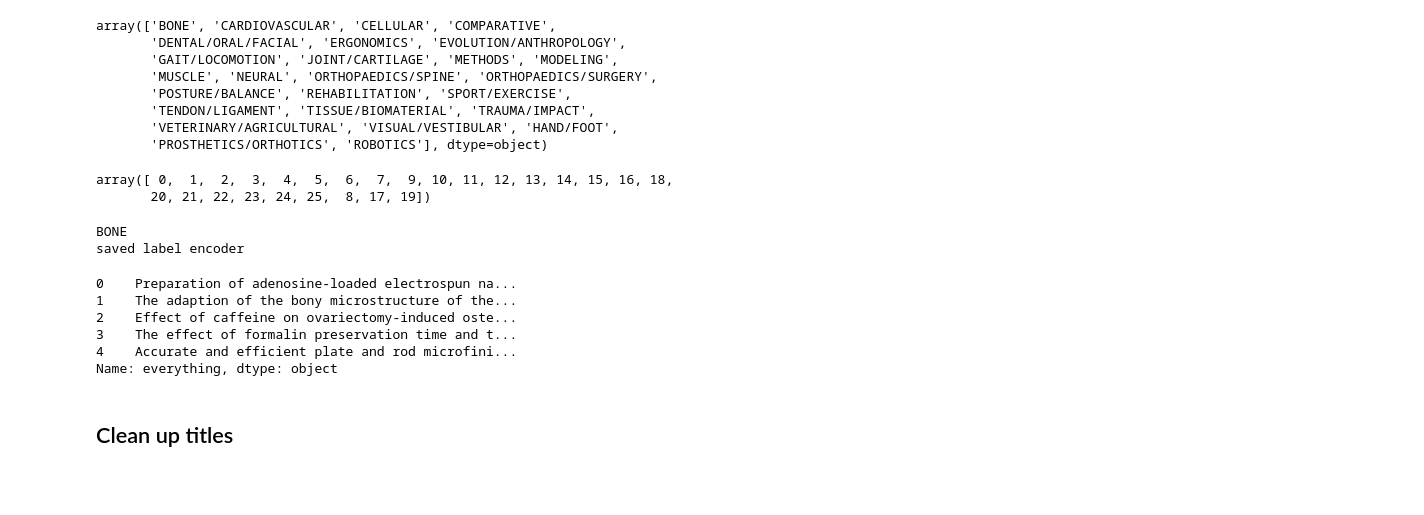
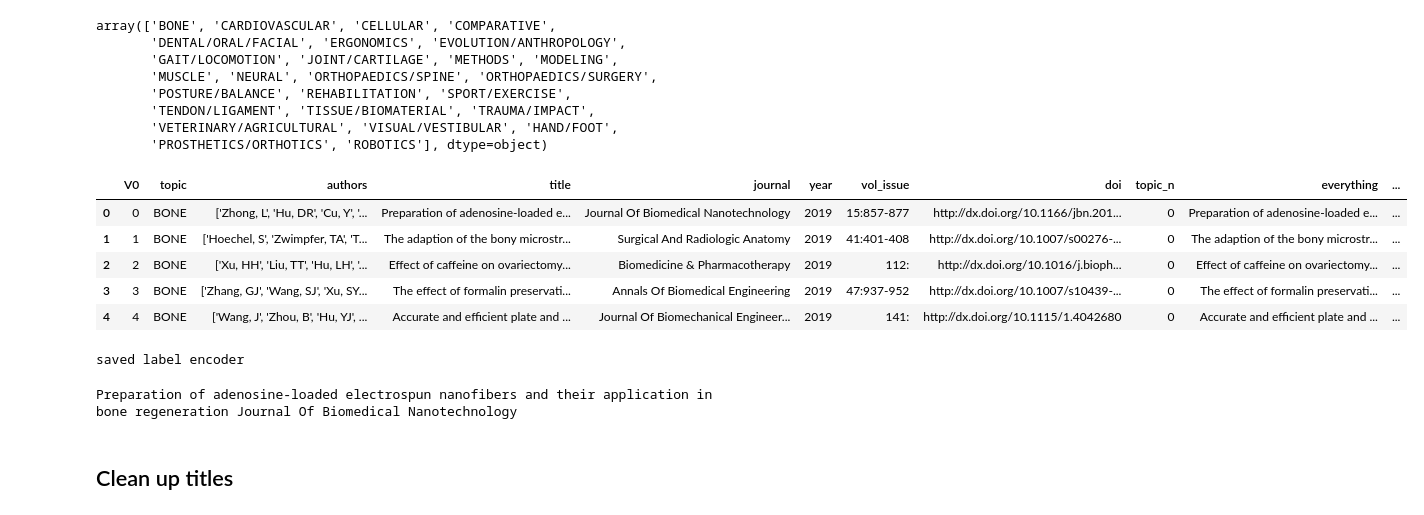
Before and after one commit to Juanfrandepatech/literature_update, a Jupyter notebook: Construct_Models/test_many_ML_algorithms.ipynb, the cells around one changed output. Cells and saved outputs as stored; diff of their text form; code cells hidden in the pictures; blank space fills up the shorter version.

```diff
--- a/Construct_Models/test_many_ML_algorithms.ipynb
+++ b/Construct_Models/test_many_ML_algorithms.ipynb
@@ -53,27 +53,27 @@ for x in feat:
     topic[x] = le.transform(list(topic[x]))
 # %%
 topic['topic'].unique()
+data['topic_n'] = topic['topic']
+data.head()
 # %% [output]
-array([ 0,  1,  2,  3,  4,  5,  6,  7,  9, 10, 11, 12, 13, 14, 15, 16, 18,
-       20, 21, 22, 23, 24, 25,  8, 17, 19])
+|  | V0 | topic | authors | title | journal | year | vol_issue | doi | topic_n | everything | ... |
+| 0 | 0 | BONE | ['Zhong, L', 'Hu, DR', 'Cu, Y', '... | Preparation of adenosine-loaded e... | Journal Of Biomedical Nanotechnology | 2019 | 15:857-877 | http://dx.doi.org/10.1166/jbn.201... | 0 | Preparation of adenosine-loaded e... | ... |
+| 1 | 1 | BONE | ['Hoechel, S', 'Zwimpfer, TA', 'T... | The adaption of the bony microstr... | Surgical And Radiologic Anatomy | 2019 | 41:401-408 | http://dx.doi.org/10.1007/s00276-... | 0 | The adaption of the bony microstr... | ... |
+| 2 | 2 | BONE | ['Xu, HH', 'Liu, TT', 'Hu, LH', '... | Effect of caffeine on ovariectomy... | Biomedicine & Pharmacotherapy | 2019 | 112: | http://dx.doi.org/10.1016/j.bioph... | 0 | Effect of caffeine on ovariectomy... | ... |
+| 3 | 3 | BONE | ['Zhang, GJ', 'Wang, SJ', 'Xu, SY... | The effect of formalin preservati... | Annals Of Biomedical Engineering | 2019 | 47:937-952 | http://dx.doi.org/10.1007/s10439-... | 0 | The effect of formalin preservati... | ... |
+| 4 | 4 | BONE | ['Wang, J', 'Zhou, B', 'Hu, YJ', ... | Accurate and efficient plate and ... | Journal Of Biomechanical Engineer... | 2019 | 141: | http://dx.doi.org/10.1115/1.4042680 | 0 | Accurate and efficient plate and ... | ... |
 # %%
-print(le.inverse_transform([0])[0])
 #save label encoder
 np.save('../Models/test_many_ML_Label_Encoder.npy',le)
 print('saved label encoder')
 # %% [output]
-BONE
 saved label encoder
 # %%
-data['everything'] = pd.DataFrame(data['title'])
-print(data['everything'].head(5))
+data['everything'] = pd.DataFrame(data['title'] + ' ' + data['journal'])
+data['everything'] = data['everything'].replace(np.nan, '', regex = True)
+print(data['everything'][0])
 # %% [output]
-0    Preparation of adenosine-loaded electrospun na...
-1    The adaption of the bony microstructure of the...
-2    Effect of caffeine on ovariectomy-induced oste...
-3    The effect of formalin preservation time and t...
-4    Accurate and efficient plate and rod microfini...
-Name: everything, dtype: object
+Preparation of adenosine-loaded electrospun nanofibers and their application in bone regeneration Journal Of Biomedical Nanotechnology
 # %% [markdown]
 ## Clean up titles
 # %%
```
Also changed, not shown: parts of 15 cells of this notebook, 8 other files.
